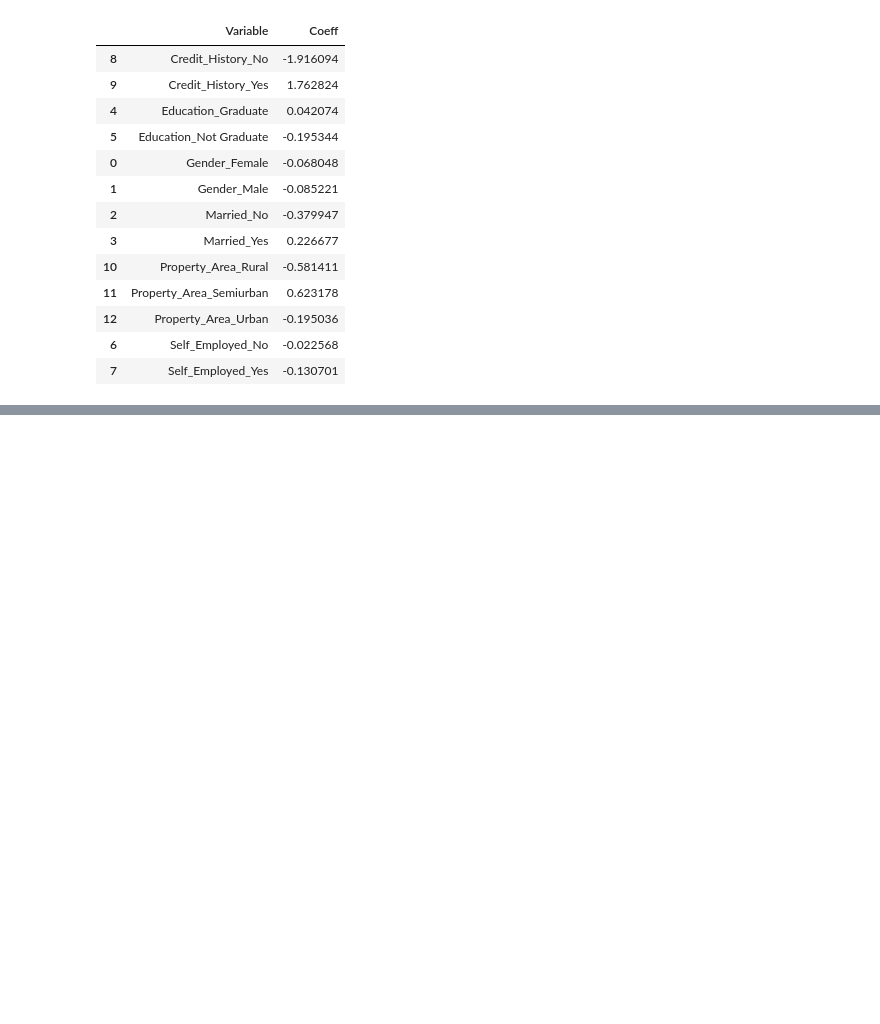
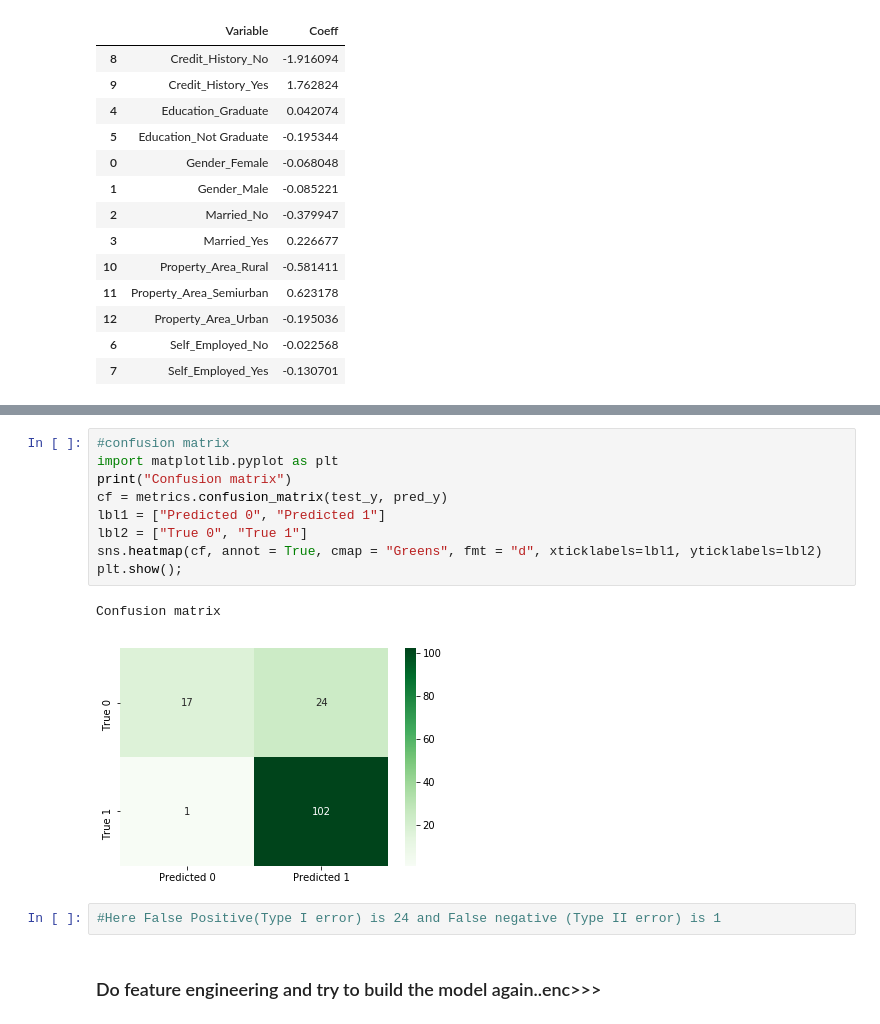
Before and after one commit to krisgop2010/Analytics, a Jupyter notebook: HomeLoanAnalytics/HomeLoanAssessment.ipynb, the cells around one changed output, grey strips where cells are left out. Cells and saved outputs as stored; diff of their text form; blank space fills up the shorter version.

```diff
--- a/HomeLoanAnalytics/HomeLoanAssessment.ipynb
+++ b/HomeLoanAnalytics/HomeLoanAssessment.ipynb
@@ -1062,0 +1018,16 @@ coeff.sort_values('Variable', ascending = True)
+# %%
+#confusion matrix
+import matplotlib.pyplot as plt
+print("Confusion matrix")
+cf = metrics.confusion_matrix(test_y, pred_y)
+lbl1 = ["Predicted 0", "Predicted 1"]
+lbl2 = ["True 0", "True 1"]
+sns.heatmap(cf, annot = True, cmap = "Greens", fmt = "d", xticklabels=lbl1, yticklabels=lbl2)
+plt.show();
+# %% [output]
+Confusion matrix
+[figure, added]
+# %%
+#Here False Positive(Type I error) is 24 and False negative (Type II error) is 1
+# %% [markdown]
+### Do feature engineering and try to build the model again..enc>>>
```
Also changed, not shown: parts of 28 cells of this notebook.
